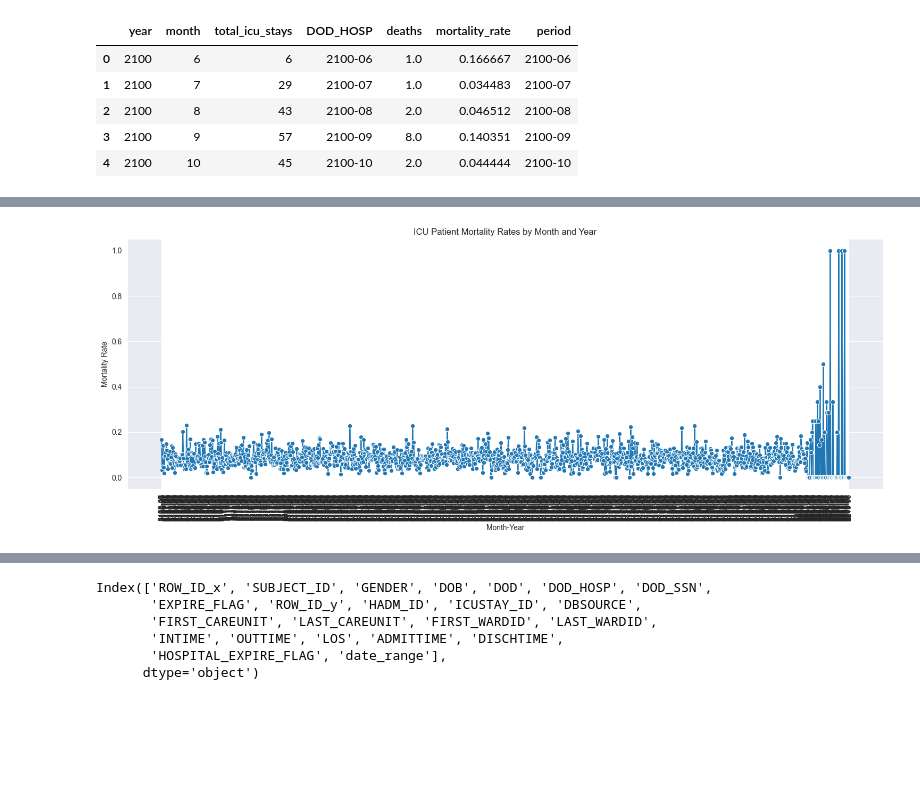
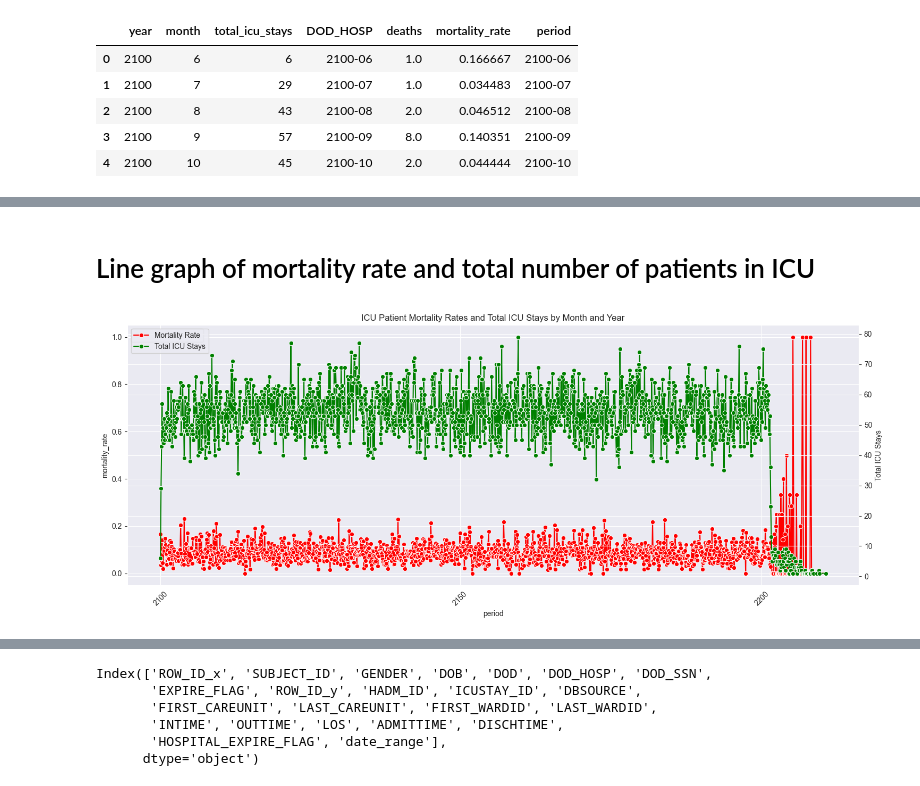
Before and after one commit to Math2130/MIMIC-III-Mortality-Analysis, a Jupyter notebook: VisualizationTime.ipynb, the cells around one changed output, grey strips where cells are left out. Saved outputs shown, nothing was run; the diff lists cells and outputs as text; code cells hidden in the pictures; blank space fills up the shorter version.

```diff
--- a/VisualizationTime.ipynb
+++ b/VisualizationTime.ipynb
@@ -105,12 +116,48 @@ monthly_mortality.head()
+# %%
+monthly_mortality["year"] = monthly_mortality["year"].astype("int")
+monthly_mortality["month"] = monthly_mortality["month"].astype("int")
+# %% [markdown]
+# Line graph of mortality rate and total number of patients in ICU
 # %%
-# Plot the mortality rate by month-year
+monthly_mortality['period'] = pd.to_datetime(monthly_mortality['period'])
+
+# Sort by period for plotting
+monthly_mortality = monthly_mortality.sort_values('period')
+
 plt.figure(figsize=(15, 6))
-sns.lineplot(data=monthly_mortality, x='period', y='mortality_rate', marker='o')
-plt.title('ICU Patient Mortality Rates by Month and Year')
+
+# Plotting mortality rate
+ax = sns.lineplot(data=monthly_mortality, x='period', y='mortality_rate', marker='o', label='Mortality Rate', color='red')
+
+# Plotting total ICU stays on secondary y-axis
+ax2 = plt.twinx()
+sns.lineplot(data=monthly_mortality, x='period', y='total_icu_stays', marker='o', color='green', ax=ax2, label='Total ICU Stays')
+
+# Setting legend
+lines, labels = ax.get_legend_handles_labels()
+lines2, labels2 = ax2.get_legend_handles_labels()
+plt.legend(lines + lines2, labels + labels2, loc='upper left')
+
+plt.title('ICU Patient Mortality Rates and Total ICU Stays by Month and Year')
 plt.xlabel('Month-Year')
 plt.ylabel('Mortality Rate')
-plt.xticks(rotation=90)
+ax2.set_ylabel('Total ICU Stays')
+
+# Adjusting x-axis labels to show every 50 years
+start_year = int(monthly_mortality['period'].dt.year.min())
+end_year = int(monthly_mortality['period'].dt.year.max())
+
+# Generating label years every 50 years
+label_years = list(range(start_year, end_year + 1, 50))
+
+monthly_mortality['year'] = monthly_mortality['period'].dt.year
+filtered_mortality = monthly_mortality[monthly_mortality['year'].isin(label_years)]
+ticks_to_use = filtered_mortality.drop_duplicates(subset='year')['period']
+
+ax.set_xticks(ticks_to_use)
+ax.set_xticklabels([label.year for label in ticks_to_use], rotation=45)
+
 plt.tight_layout()
 plt.show()
 # %% [output]
-[figure, old version]
+[figure, new version]
```
Also changed, not shown: parts of 7 cells of this notebook, 2 other files.
